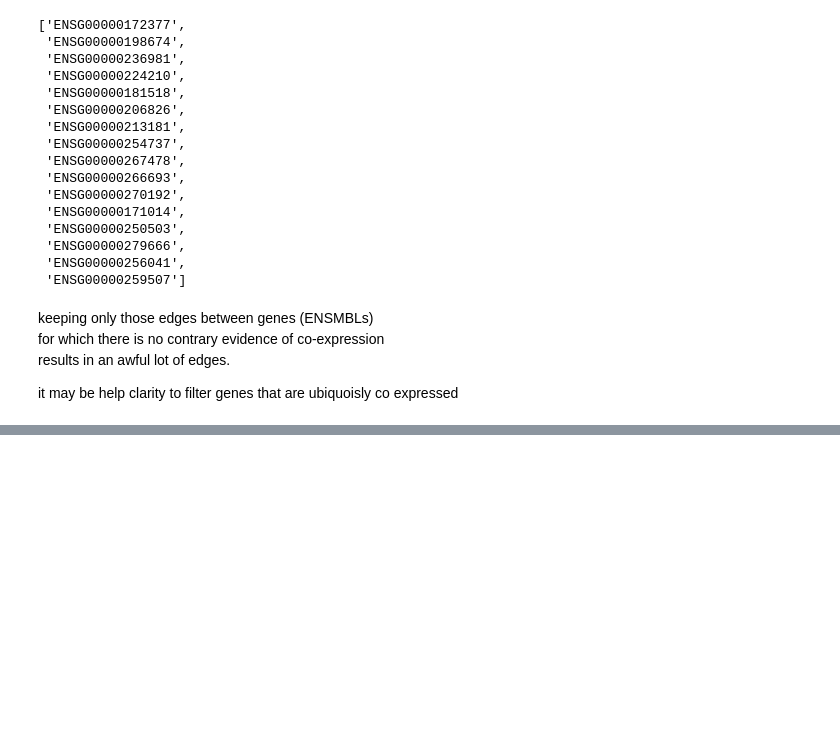
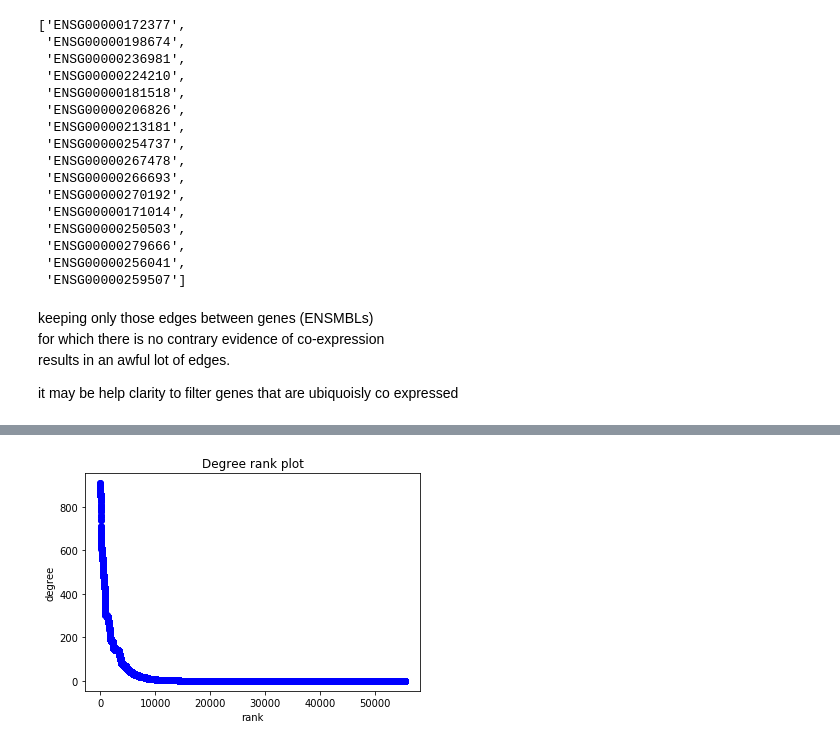
Before and after one commit to TomConlin/bgee_coexpression, a Jupyter notebook: BGEE_coexpression_generate.ipynb, the cells around one changed output, grey strips where cells are left out. Drawn from its saved outputs; the diff is of its cells as text; code cells hidden in the pictures; blank space fills up the shorter version.

```diff
--- a/BGEE_coexpression_generate.ipynb
+++ b/BGEE_coexpression_generate.ipynb
@@ -391,0 +409,7 @@ plt.show()
+# %%
+k=0
+for n, r in  G.degree().items():
+    if r > 1000:
+        k+=1
+        print(str(k) + ": removing " + n + " with " + str(r)  + " edges")
+        G.remove_node(n)
@@ -391,0 +434,8 @@ plt.show()
+# %%
+plt.plot([d for n,d in sorted(G.degree().items(), key=operator.itemgetter(1),  reverse=True)], 'b-', marker='o')
+plt.title("Degree rank plot")
+plt.ylabel("degree")
+plt.xlabel("rank")
+plt.show()
+# %% [output]
+[figure, added]
```
Also changed, not shown: parts of 12 cells of this notebook.
